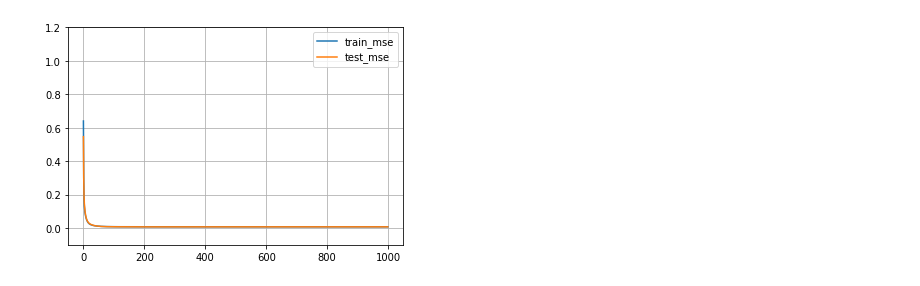
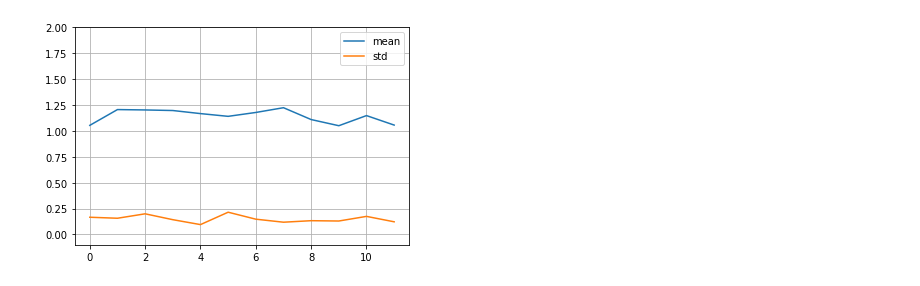
Before and after one commit to amomo25/ProjetDoubleDescente, a Jupyter notebook: ProjetDoubleDescente.ipynb, the cells around one changed output. Drawn from its saved outputs; the diff is of its cells as text; code cells hidden in the pictures.

```diff
--- a/ProjetDoubleDescente.ipynb
+++ b/ProjetDoubleDescente.ipynb
@@ -255,15 +191,32 @@ class Network:
                 print(f"Loss at Iteration {i} for first batch is {loss_tab[-1]}")
         return loss_tab
 # %%
-nn = Network(20, Relu, Linear)
-config = dict(
-    nb_iterations=1000,
-    batch_size=100,
-    learning_rate1=0.01,
-    learning_rate2=0.01
-)
-history = nn.fit(x_train, y_train, x_test, y_test, MSE, **config)
-test_prediction = nn.predict(x_test)
-print(test_prediction)
-print(nn.loss_function.loss(y_test, test_prediction))
+d = 300
+n_train = 100
+n_test = 100
+
+N_SPACE = np.arange(0, 600, 50)
+
+l = []
+
+for i, N in enumerate(N_SPACE):
+  print(f"progress {100*i/len(N_SPACE):.2f}%")
+  l0 = []
+  for _ in range(10):
+    x_train, y_train, x_test, y_test = get_dataset(d, n_train, n_test)
+
+    nn = Network(N, Relu, Linear)
+    config = dict(
+        nb_iterations=100,
+        batch_size=100,
+        learning_rate1=0.00,
+        learning_rate2=0.01
+    )
+    history = nn.fit(x_train, y_train, x_test, y_test, MSE, **config)
+    test_prediction = nn.predict(x_test)
+    final_test_error = nn.loss_function.loss(y_test, test_prediction)
+    l0.append(final_test_error)
+    print(final_test_error)
+  l0 = np.array(l0)
+  l.append({"mean": l0.mean(), "std": l0.std()})
 # %% [output]
@@ -287,7 +240,7 @@ Loss at Iteration 550 for first batch is {'train_mse': 0.00774264157575019, 'tes
 # %%
-df = pd.DataFrame(history)
+df = pd.DataFrame(l)
 df.plot(grid=True)
-plt.ylim(-0.1, 1.2)
-plt.show()
+mpl.ylim(-0.1, 2)
+mpl.show()
 # %% [output]
-[figure, old version]
+[figure, new version]
```
Also changed, not shown: parts of 9 cells of this notebook.
